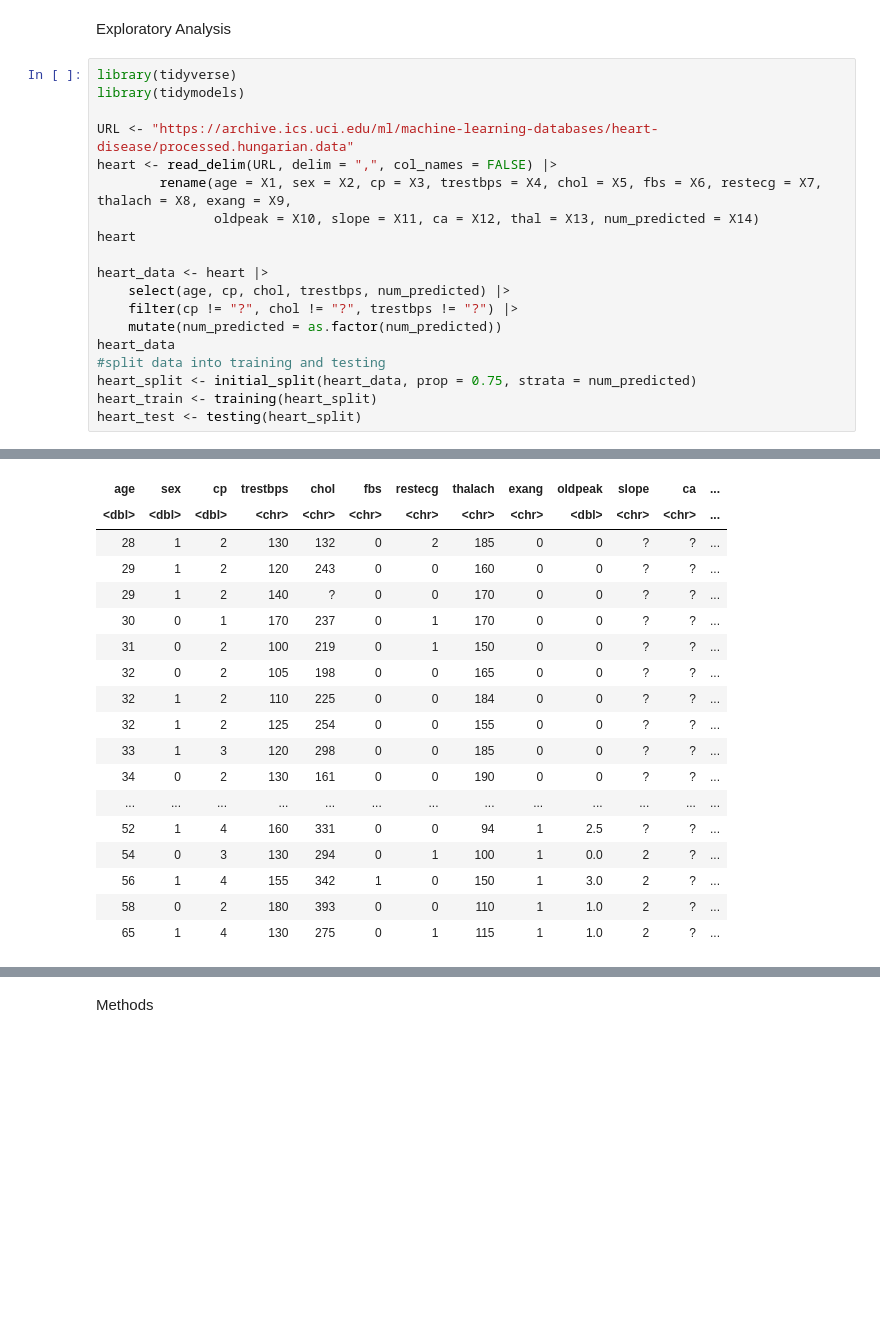
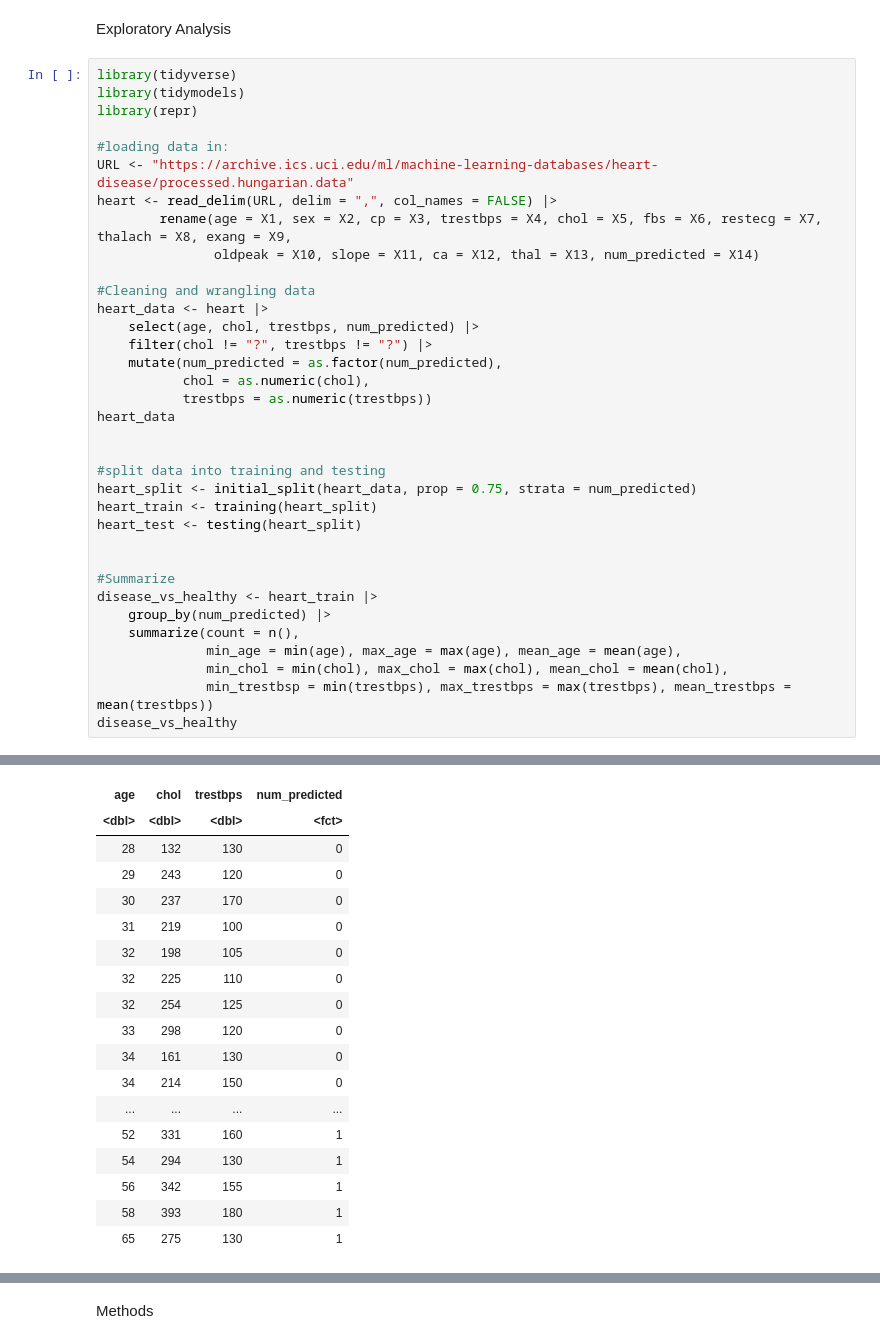
Before and after one commit to mairinleitch/dsci100_project-008-39, a Jupyter notebook: Heart_disease.ipynb, the cells around one changed output, grey strips where cells are left out. Cells and saved outputs as stored; diff of their text form; blank space fills up the shorter version.

Commit message:
added summarize

```diff
--- a/Heart_disease.ipynb
+++ b/Heart_disease.ipynb
@@ -9,22 +9,38 @@ Exploratory Analysis
 # %%
 library(tidyverse)
 library(tidymodels)
+library(repr)
 
+#loading data in:
 URL <- "https://archive.ics.uci.edu/ml/machine-learning-databases/heart-disease/processed.hungarian.data"
 heart <- read_delim(URL, delim = ",", col_names = FALSE) |>
         rename(age = X1, sex = X2, cp = X3, trestbps = X4, chol = X5, fbs = X6, restecg = X7, thalach = X8, exang = X9,
                oldpeak = X10, slope = X11, ca = X12, thal = X13, num_predicted = X14)
-heart
 
+#Cleaning and wrangling data
 heart_data <- heart |>
-    select(age, cp, chol, trestbps, num_predicted) |>
-    filter(cp != "?", chol != "?", trestbps != "?") |>
-    mutate(num_predicted = as.factor(num_predicted))
+    select(age, chol, trestbps, num_predicted) |>
+    filter(chol != "?", trestbps != "?") |>
+    mutate(num_predicted = as.factor(num_predicted),
+           chol = as.numeric(chol),
+           trestbps = as.numeric(trestbps))
 heart_data
+
+
 #split data into training and testing
 heart_split <- initial_split(heart_data, prop = 0.75, strata = num_predicted)
 heart_train <- training(heart_split)
 heart_test <- testing(heart_split)
+
+
+#Summarize
+disease_vs_healthy <- heart_train |>
+    group_by(num_predicted) |>
+    summarize(count = n(),
+              min_age = min(age), max_age = max(age), mean_age = mean(age),
+              min_chol = min(chol), max_chol = max(chol), mean_chol = mean(chol),
+              min_trestbsp = min(trestbps), max_trestbps = max(trestbps), mean_trestbps = mean(trestbps))
+disease_vs_healthy
 # %% [output]
 Rows: 294 Columns: 14
 ── Column specification ────────────────────────────────────────────────────────
@@ -38,18 +54,18 @@ A spec_tbl_df: 294 × 14
-| age | sex | cp | trestbps | chol | fbs | restecg | thalach | exang | oldpeak | slope | ca | ... |
-| <dbl> | <dbl> | <dbl> | <chr> | <chr> | <chr> | <chr> | <chr> | <chr> | <dbl> | <chr> | <chr> | ... |
-| 28 | 1 | 2 | 130 | 132 | 0 | 2 | 185 | 0 | 0 | ? | ? | ... |
-| 29 | 1 | 2 | 120 | 243 | 0 | 0 | 160 | 0 | 0 | ? | ? | ... |
-| 29 | 1 | 2 | 140 | ? | 0 | 0 | 170 | 0 | 0 | ? | ? | ... |
-| 30 | 0 | 1 | 170 | 237 | 0 | 1 | 170 | 0 | 0 | ? | ? | ... |
-| 31 | 0 | 2 | 100 | 219 | 0 | 1 | 150 | 0 | 0 | ? | ? | ... |
-| 32 | 0 | 2 | 105 | 198 | 0 | 0 | 165 | 0 | 0 | ? | ? | ... |
-| 32 | 1 | 2 | 110 | 225 | 0 | 0 | 184 | 0 | 0 | ? | ? | ... |
-| 32 | 1 | 2 | 125 | 254 | 0 | 0 | 155 | 0 | 0 | ? | ? | ... |
-| 33 | 1 | 3 | 120 | 298 | 0 | 0 | 185 | 0 | 0 | ? | ? | ... |
-| 34 | 0 | 2 | 130 | 161 | 0 | 0 | 190 | 0 | 0 | ? | ? | ... |
-| ... | ... | ... | ... | ... | ... | ... | ... | ... | ... | ... | ... | ... |
-| 52 | 1 | 4 | 160 | 331 | 0 | 0 | 94 | 1 | 2.5 | ? | ? | ... |
-| 54 | 0 | 3 | 130 | 294 | 0 | 1 | 100 | 1 | 0.0 | 2 | ? | ... |
-| 56 | 1 | 4 | 155 | 342 | 1 | 0 | 150 | 1 | 3.0 | 2 | ? | ... |
-| 58 | 0 | 2 | 180 | 393 | 0 | 0 | 110 | 1 | 1.0 | 2 | ? | ... |
-| 65 | 1 | 4 | 130 | 275 | 0 | 1 | 115 | 1 | 1.0 | 2 | ? | ... |
+| age | chol | trestbps | num_predicted |
+| <dbl> | <dbl> | <dbl> | <fct> |
+| 28 | 132 | 130 | 0 |
+| 29 | 243 | 120 | 0 |
+| 30 | 237 | 170 | 0 |
+| 31 | 219 | 100 | 0 |
+| 32 | 198 | 105 | 0 |
+| 32 | 225 | 110 | 0 |
+| 32 | 254 | 125 | 0 |
+| 33 | 298 | 120 | 0 |
+| 34 | 161 | 130 | 0 |
+| 34 | 214 | 150 | 0 |
+| ... | ... | ... | ... |
+| 52 | 331 | 160 | 1 |
+| 54 | 294 | 130 | 1 |
+| 56 | 342 | 155 | 1 |
+| 58 | 393 | 180 | 1 |
+| 65 | 275 | 130 | 1 |
```
Also changed, not shown: parts of 2 cells of this notebook.
